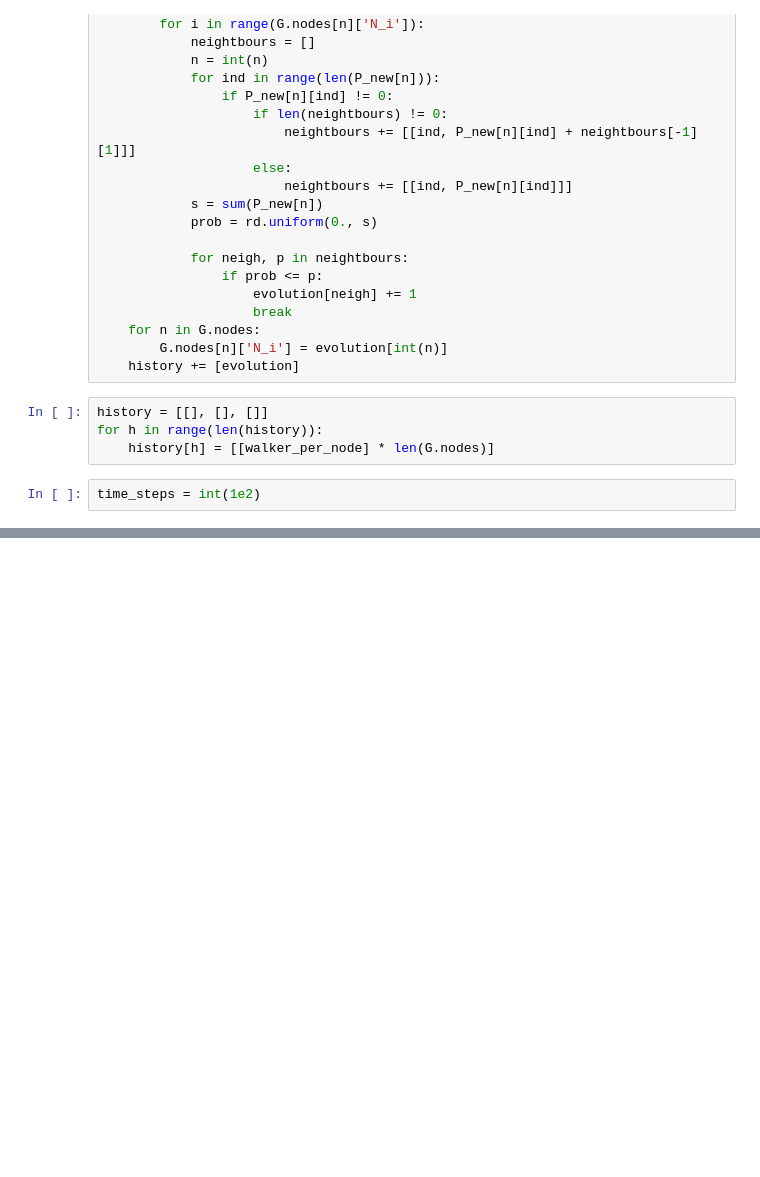
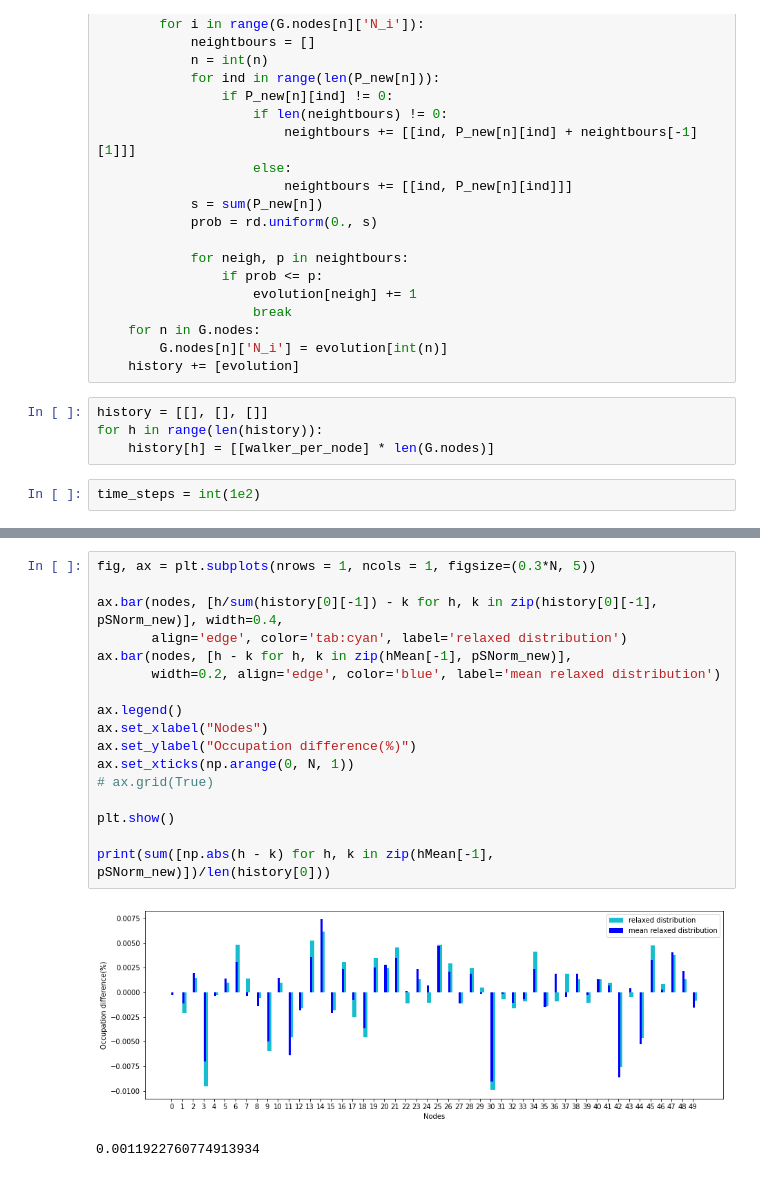
Before and after one commit to Ferri-00/Esame-Complessi, a Jupyter notebook: LinkRemovalErdosRenyi.ipynb, the cells around one changed output, grey strips where cells are left out. Cells and saved outputs as stored; diff of their text form; blank space fills up the shorter version.

```diff
--- a/LinkRemovalErdosRenyi.ipynb
+++ b/LinkRemovalErdosRenyi.ipynb
@@ -270,3 +271,23 @@ plt.show()
+# %%
+fig, ax = plt.subplots(nrows = 1, ncols = 1, figsize=(0.3*N, 5))
+
+ax.bar(nodes, [h/sum(history[0][-1]) - k for h, k in zip(history[0][-1], pSNorm_new)], width=0.4,
+       align='edge', color='tab:cyan', label='relaxed distribution')
+ax.bar(nodes, [h - k for h, k in zip(hMean[-1], pSNorm_new)],
+       width=0.2, align='edge', color='blue', label='mean relaxed distribution')
+
+ax.legend()
+ax.set_xlabel("Nodes")
+ax.set_ylabel("Occupation difference(%)")
+ax.set_xticks(np.arange(0, N, 1))
+# ax.grid(True)
+
+plt.show()
+
+print(sum([np.abs(h - k) for h, k in zip(hMean[-1], pSNorm_new)])/len(history[0]))
+# %% [output]
+[figure, added]
+0.0011922760774913934
 # %%
 fig, ax = plt.subplots(nrows = 1, ncols = 1)
 node = [2, 11, 24, 40]
```
Also changed, not shown: parts of 9 cells of this notebook, 1 other file.
